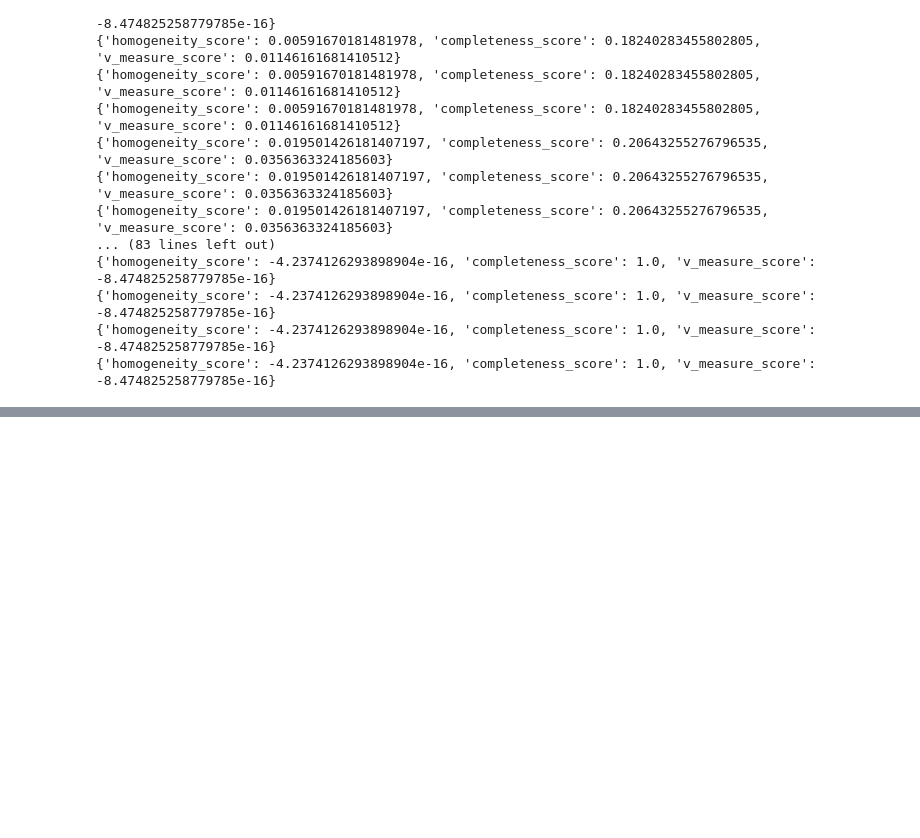
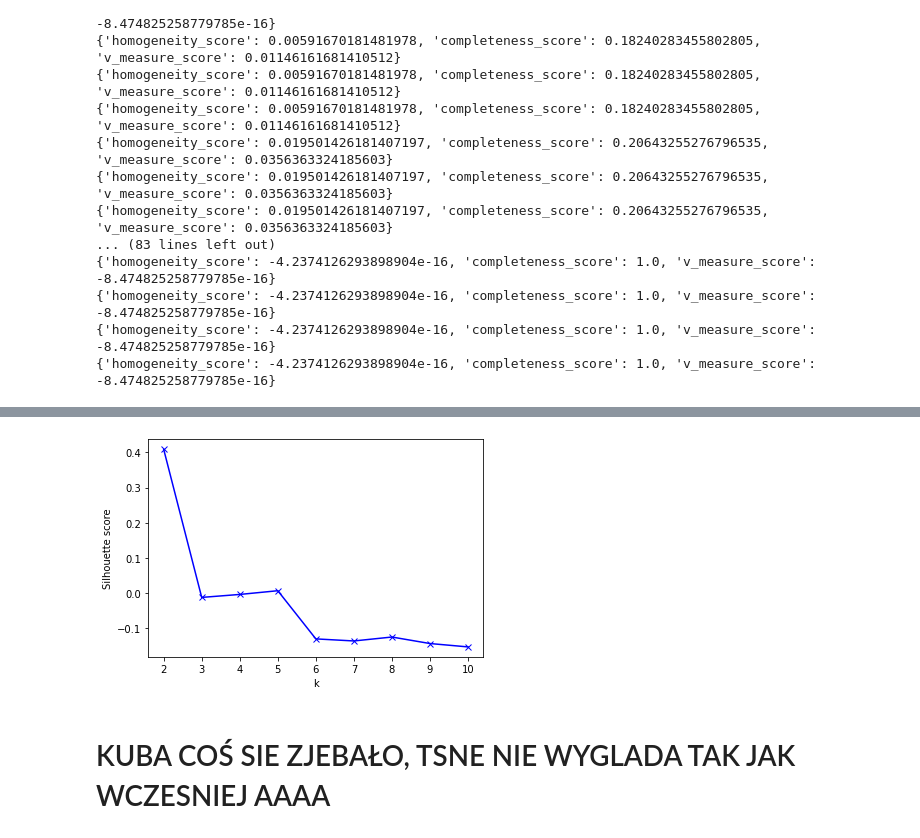
Before and after one commit to HaZdula/sacred_texts, a Jupyter notebook: zylowanie.ipynb, the cells around one changed output, grey strips where cells are left out. Drawn from its saved outputs; the diff is of its cells as text; code cells hidden in the pictures; blank space fills up the shorter version.

```diff
--- a/zylowanie.ipynb
+++ b/zylowanie.ipynb
@@ -86,0 +157,10 @@ for i in range(1,100):
+# %%
+import matplotlib.pyplot as plt
+plt.plot(range(2,11), s, 'bx-')
+plt.xlabel('k')
+plt.ylabel('Silhouette score')
+plt.show()
+# %% [output]
+[figure, added]
+# %% [markdown]
+# KUBA COŚ SIE ZJEBAŁO, TSNE NIE WYGLADA TAK JAK WCZESNIEJ AAAA
```
Also changed, not shown: parts of 13 cells of this notebook, 2 other files.
